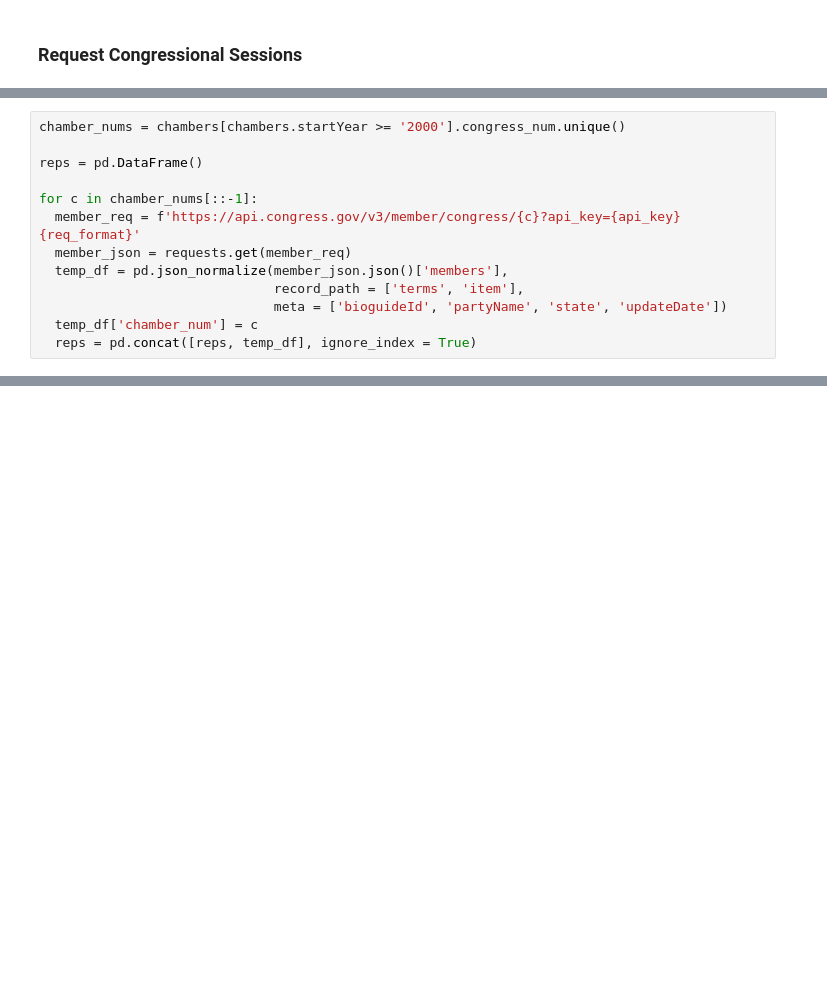
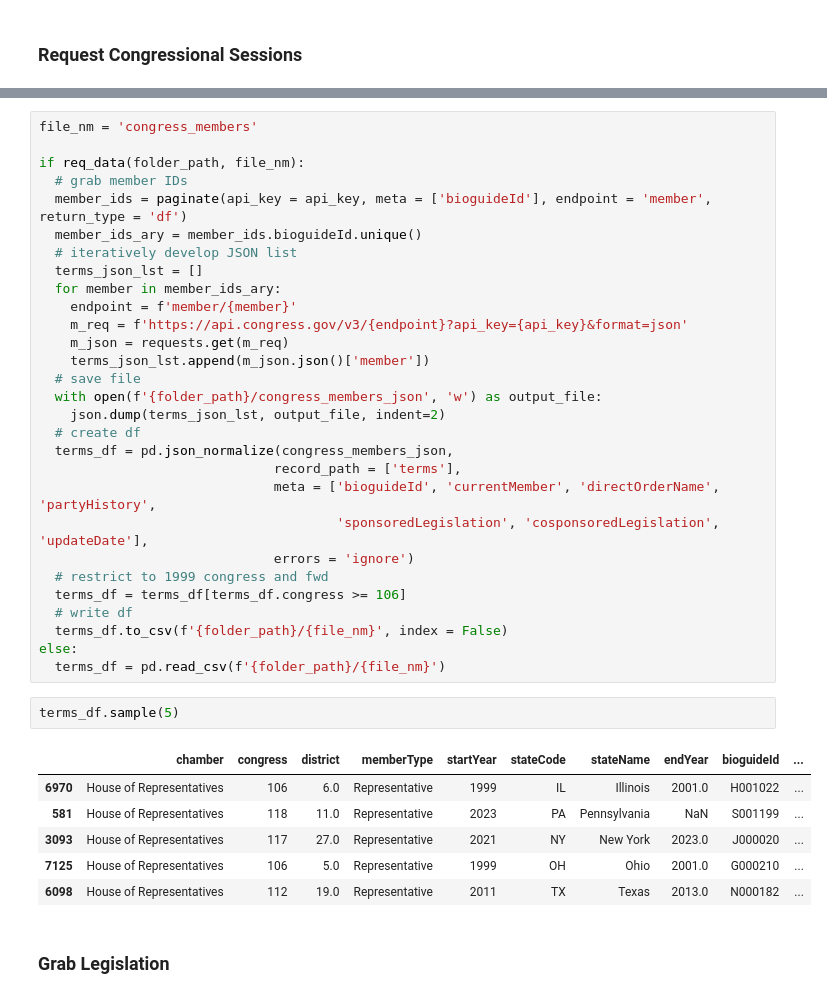
Before and after one commit to StevenSong-sTs/Property-Value-Forecast, a Jupyter notebook: ss24_capstone_team23_datallah_nkitts_steveso/congress_req.ipynb, the cells around one changed output, grey strips where cells are left out. Cells and saved outputs as stored; diff of their text form; blank space fills up the shorter version.

Commit message:
complete congress, travel, and weather data nbs

```diff
--- a/ss24_capstone_team23_datallah_nkitts_steveso/congress_req.ipynb
+++ b/ss24_capstone_team23_datallah_nkitts_steveso/congress_req.ipynb
@@ -68,13 +73,0 @@ memory usage: 5.8+ KB
-# %%
-chamber_nums = chambers[chambers.startYear >= '2000'].congress_num.unique()
-
-reps = pd.DataFrame()
-
-for c in chamber_nums[::-1]:
-  member_req = f'https://api.congress.gov/v3/member/congress/{c}?api_key={api_key}{req_format}'
-  member_json = requests.get(member_req)
-  temp_df = pd.json_normalize(member_json.json()['members'],
-                              record_path = ['terms', 'item'],
-                              meta = ['bioguideId', 'partyName', 'state', 'updateDate'])
-  temp_df['chamber_num'] = c
-  reps = pd.concat([reps, temp_df], ignore_index = True)
@@ -154,0 +130,40 @@ reps[(reps.chamber == 'Senate')]
+# %%
+file_nm = 'congress_members'
+
+if req_data(folder_path, file_nm):
+  # grab member IDs
+  member_ids = paginate(api_key = api_key, meta = ['bioguideId'], endpoint = 'member', return_type = 'df')
+  member_ids_ary = member_ids.bioguideId.unique()
+  # iteratively develop JSON list
+  terms_json_lst = []
+  for member in member_ids_ary:
+    endpoint = f'member/{member}'
+    m_req = f'https://api.congress.gov/v3/{endpoint}?api_key={api_key}&format=json'
+    m_json = requests.get(m_req)
+    terms_json_lst.append(m_json.json()['member'])
+  # save file
+  with open(f'{folder_path}/congress_members_json', 'w') as output_file:
+    json.dump(terms_json_lst, output_file, indent=2)
+  # create df
+  terms_df = pd.json_normalize(congress_members_json,
+                              record_path = ['terms'],
+                              meta = ['bioguideId', 'currentMember', 'directOrderName', 'partyHistory',
+                                      'sponsoredLegislation', 'cosponsoredLegislation', 'updateDate'],
+                              errors = 'ignore')
+  # restrict to 1999 congress and fwd
+  terms_df = terms_df[terms_df.congress >= 106]
+  # write df
+  terms_df.to_csv(f'{folder_path}/{file_nm}', index = False)
+else:
+  terms_df = pd.read_csv(f'{folder_path}/{file_nm}')
+# %%
+terms_df.sample(5)
+# %% [output]
+|  | chamber | congress | district | memberType | startYear | stateCode | stateName | endYear | bioguideId | ... |
+| 6970 | House of Representatives | 106 | 6.0 | Representative | 1999 | IL | Illinois | 2001.0 | H001022 | ... |
+| 581 | House of Representatives | 118 | 11.0 | Representative | 2023 | PA | Pennsylvania | NaN | S001199 | ... |
+| 3093 | House of Representatives | 117 | 27.0 | Representative | 2021 | NY | New York | 2023.0 | J000020 | ... |
+| 7125 | House of Representatives | 106 | 5.0 | Representative | 1999 | OH | Ohio | 2001.0 | G000210 | ... |
+| 6098 | House of Representatives | 112 | 19.0 | Representative | 2011 | TX | Texas | 2013.0 | N000182 | ... |
+# %% [markdown]
+### Grab Legislation
```
Also changed, not shown: parts of 26 cells of this notebook, 5 other files.
